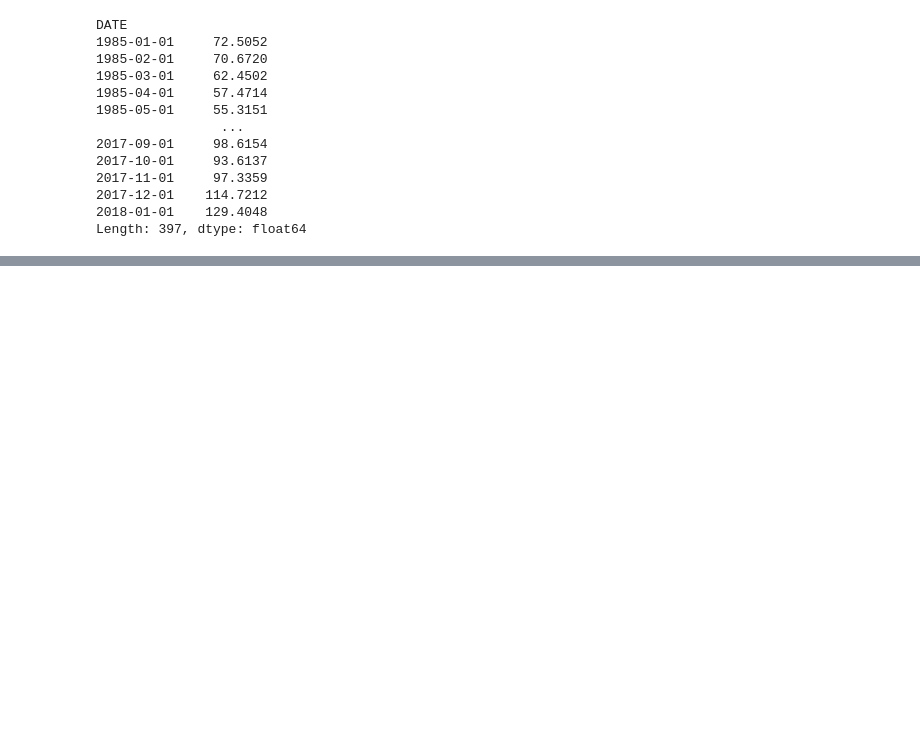
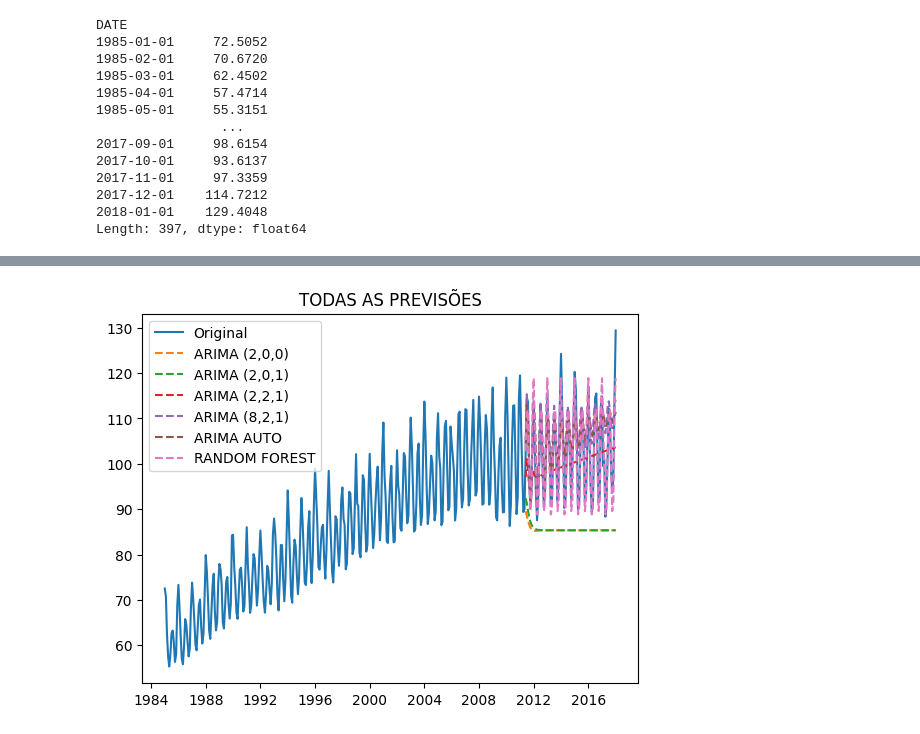
Before and after one commit to clairtonluz/MBA-em-ciencia-de-dados, a Jupyter notebook: Previsão de Series Temporais/exercicios/EXERCICIO_4.ipynb, the cells around one changed output, grey strips where cells are left out. Saved outputs shown, nothing was run; the diff lists cells and outputs as text; code cells hidden in the pictures; blank space fills up the shorter version.

```diff
--- a/Previsão de Series Temporais/exercicios/EXERCICIO_4.ipynb
+++ b/Previsão de Series Temporais/exercicios/EXERCICIO_4.ipynb
@@ -209,0 +258,11 @@ Length: 397, dtype: float64
+# %%
+# para treinar o random forest use o ano e o mês
+modelo_rf = RandomForestRegressor().fit(df_train[['ANO', 'MES']], y_train)
+# modelo_rf = RandomForestRegressor().fit(X_train.values.reshape(-1, 1), y_train)
+modelo200 = sm.tsa.arima.ARIMA(y_train, order=(2, 0, 0)).fit()
+modelo201 = sm.tsa.arima.ARIMA(y_train, order=(2, 0, 1)).fit()
+modelo221 = sm.tsa.arima.ARIMA(y_train, order=(2, 2, 1)).fit()
+modelo821 = sm.tsa.arima.ARIMA(y_train, order=(8, 2, 1)).fit()
+modelo_auto = auto_arima(ser, trace=False, stepwise=True, seasonal=False,
+                         max_p=12, max_q=2, max_P=12, max_Q=1, star_p=0,
+                         star_P=0, star_Q=0, m=12).fit(serie_train)
@@ -209,0 +271,20 @@ Length: 397, dtype: float64
+# %%
+previsao_rf = modelo_rf.predict(df_test[['ANO', 'MES']])
+previsao_rf = pd.Series(previsao_rf, index=ser.index[-len(y_test):])
+
+start_len = len(y_train)
+end_len = len(y_train)+len(y_test)-1
+
+previsao200 = modelo200.predict(start=start_len, end=end_len)
+previsao200 = pd.Series(previsao200, index=ser.index[-len(y_test):])
+
+previsao201 = modelo201.predict(start=start_len, end=end_len)
+previsao201 = pd.Series(previsao201, index=ser.index[-len(y_test):])
+
+previsao221 = modelo221.predict(start=start_len, end=end_len)
+previsao221 = pd.Series(previsao221, index=ser.index[-len(y_test):])
+
+previsao821 = modelo821.predict(start=start_len, end=end_len)
+previsao821 = pd.Series(previsao821, index=ser.index[-len(y_test):])
+
+previsao_auto = modelo_auto.predict(n_periods=end_len-start_len+1)
@@ -276,13 +329,16 @@ AIC: 1723.1766636301054
 # %%
 # plot um gráfico com a série original e a previsão de todos os modelos
 
-plt.figure(dpi=300)
 plt.title("TODAS AS PREVISÕES")
 plt.plot(ser, label='Original')
-# plt.plot(previsao_auto, label='ARIMA AUTO', linestyle='--')
-# plt.plot(previsao200, label='ARIMA (2,0,0)', linestyle='--')
+plt.plot(previsao200, label='ARIMA (2,0,0)', linestyle='--')
 plt.plot(previsao201, label='ARIMA (2,0,1)', linestyle='--')
-# plt.plot(previsao221, label='ARIMA (2,2,1)', linestyle='--')
-# plt.plot(previsao821, label='ARIMA (8,2,1)', linestyle='--')
+plt.plot(previsao221, label='ARIMA (2,2,1)', linestyle='--')
+plt.plot(previsao821, label='ARIMA (8,2,1)', linestyle='--')
+plt.plot(previsao_auto, label='ARIMA AUTO', linestyle='--')
 plt.plot(previsao_rf, label='RANDOM FOREST', linestyle='--')
 plt.legend()
+
+plt.show()
+# %% [output]
+[figure, added]
```
Also changed, not shown: parts of 8 cells of this notebook.
